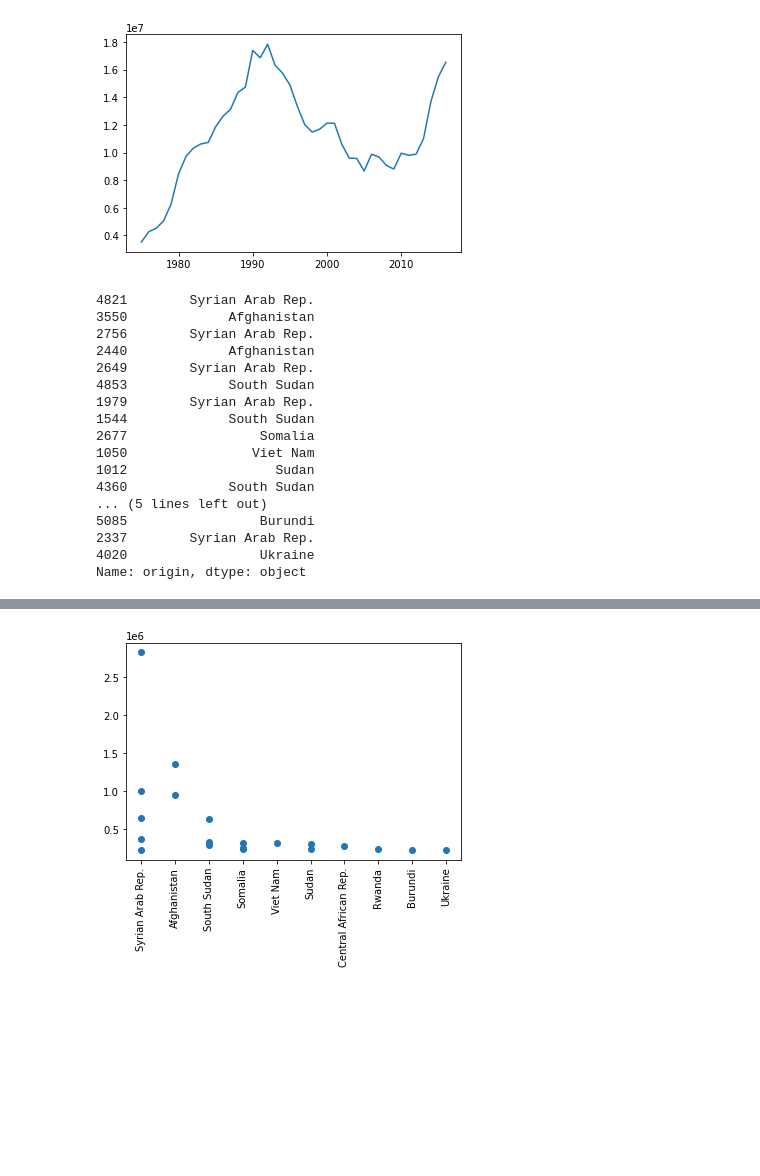
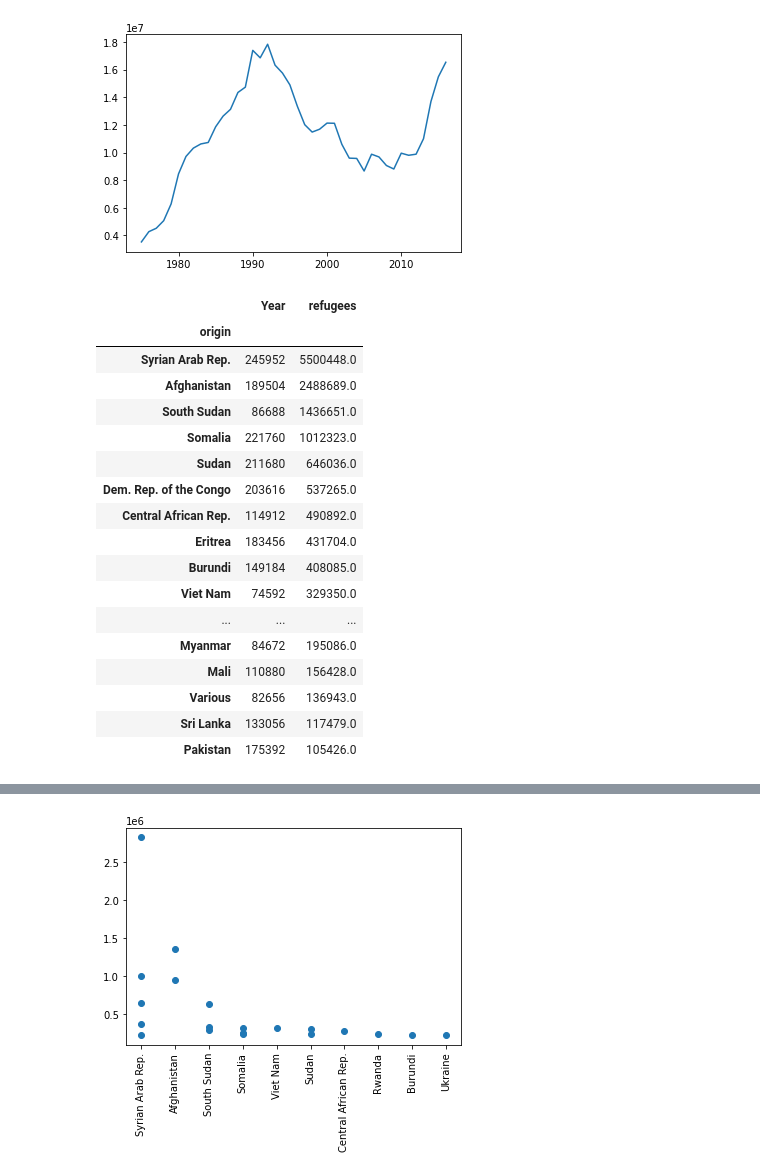
Before and after one commit to nss-data-science-cohort-5/un_exploration-ripplesphere, a Jupyter notebook: notebooks/UN_Data_Refugess.ipynb, the cells around one changed output, grey strips where cells are left out. Cells and saved outputs as stored; diff of their text form; code cells hidden in the pictures; blank space fills up the shorter version.

```diff
--- a/notebooks/UN_Data_Refugess.ipynb
+++ b/notebooks/UN_Data_Refugess.ipynb
@@ -23,22 +24,23 @@ plt.plot(ref_df.groupby("Year").sum())
 [<matplotlib.lines.Line2D at 0x...>]
 [figure]
 # %%
-ref_df[ref_df["Year"] == 2016].sort_values("refugees", ascending=False).head(20)["origin"]
+ref_df[ref_df["Year"] == 2016].groupby("origin").sum().sort_values("refugees", ascending=False).head(20)
 # %% [output]
-4821        Syrian Arab Rep.
-3550             Afghanistan
-2756        Syrian Arab Rep.
-2440             Afghanistan
-2649        Syrian Arab Rep.
-4853             South Sudan
-1979        Syrian Arab Rep.
-1544             South Sudan
-2677                 Somalia
-1050                Viet Nam
-1012                   Sudan
-4360             South Sudan
-... (5 lines left out)
-5085                 Burundi
-2337        Syrian Arab Rep.
-4020                 Ukraine
-Name: origin, dtype: object
+|  | Year | refugees |
+| origin |  |  |
+| Syrian Arab Rep. | 245952 | 5500448.0 |
+| Afghanistan | 189504 | 2488689.0 |
+| South Sudan | 86688 | 1436651.0 |
+| Somalia | 221760 | 1012323.0 |
+| Sudan | 211680 | 646036.0 |
+| Dem. Rep. of the Congo | 203616 | 537265.0 |
+| Central African Rep. | 114912 | 490892.0 |
+| Eritrea | 183456 | 431704.0 |
+| Burundi | 149184 | 408085.0 |
+| Viet Nam | 74592 | 329350.0 |
+| ... | ... | ... |
+| Myanmar | 84672 | 195086.0 |
+| Mali | 110880 | 156428.0 |
+| Various | 82656 | 136943.0 |
+| Sri Lanka | 133056 | 117479.0 |
+| Pakistan | 175392 | 105426.0 |
```
Also changed, not shown: parts of 11 cells of this notebook.
